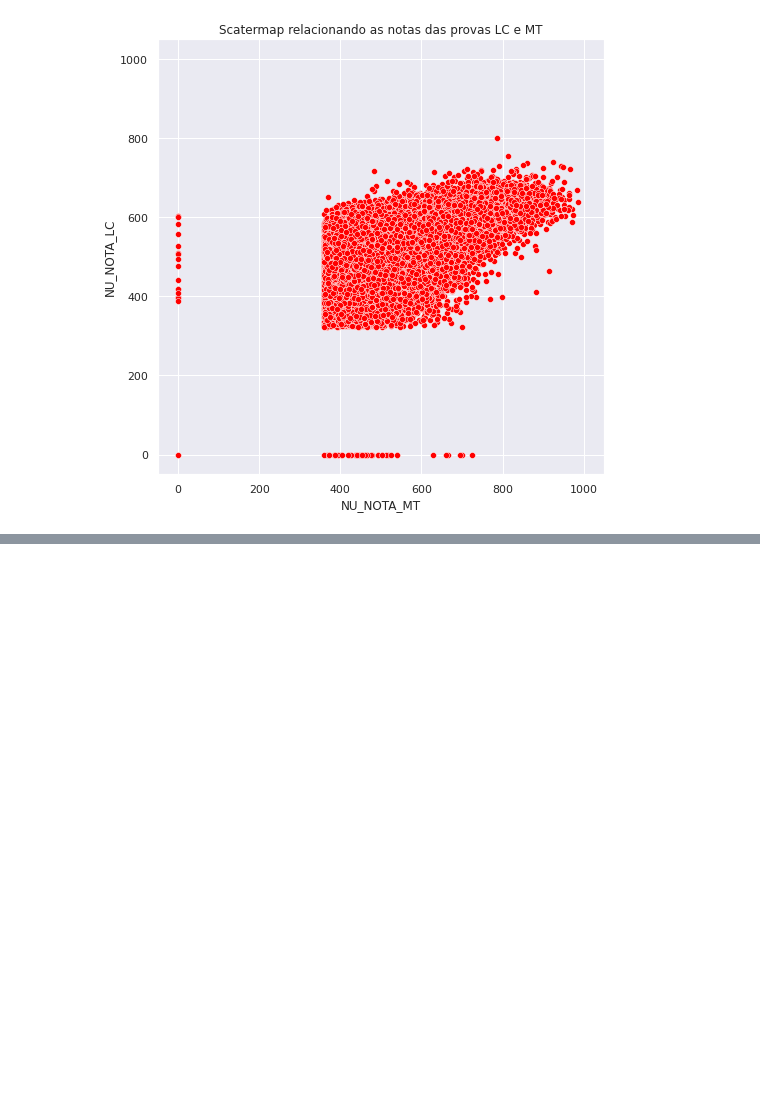
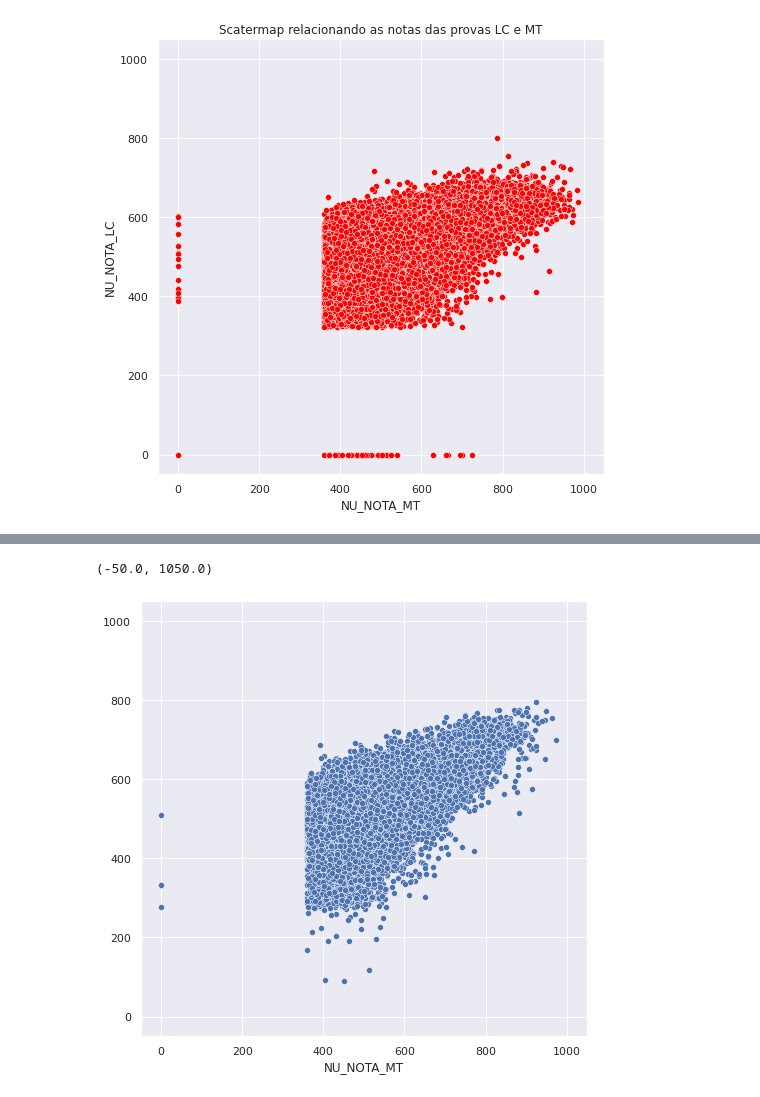
Before and after one commit to tontoin20/ImersaoDado, a Jupyter notebook: ImersãoDados.ipynb, the cells around one changed output, grey strips where cells are left out. Saved outputs shown, nothing was run; the diff lists cells and outputs as text; code cells hidden in the pictures; blank space fills up the shorter version.

```diff
--- a/ImersãoDados.ipynb
+++ b/ImersãoDados.ipynb
@@ -584,0 +594,6 @@ plt.show()
+# %%
+provas_entrada = ["NU_NOTA_CH","NU_NOTA_LC", "NU_NOTA_CN","NU_NOTA_REDACAO"]
+prova_saida = "NU_NOTA_MT"
+dados_sem_nota_zero = dados_sem_nota_zero[provas].dropna()
+notas_entrada = dados_sem_nota_zero[provas_entrada]
+notas_saida = dados_sem_nota_zero[prova_saida]
@@ -584,0 +679,8 @@ plt.show()
+# %%
+plt.figure(figsize=(8, 8))
+sns.scatterplot(x=y_teste, y=x_teste.mean(axis=1))
+plt.xlim((-50, 1050))
+plt.ylim((-50, 1050))
+# %% [output]
+(-50.0, 1050.0)
+[figure, added]
```
Also changed, not shown: parts of 29 cells of this notebook.
